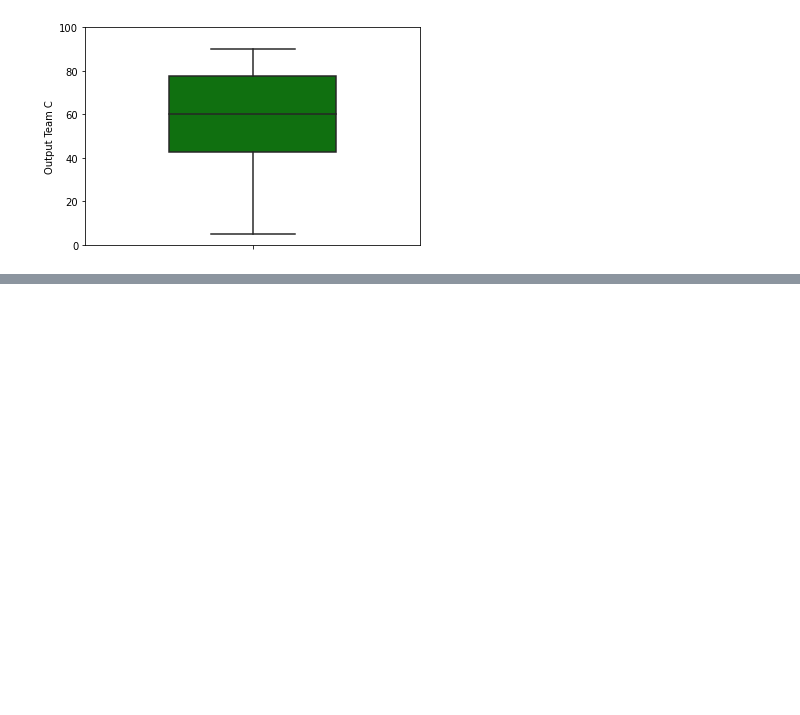
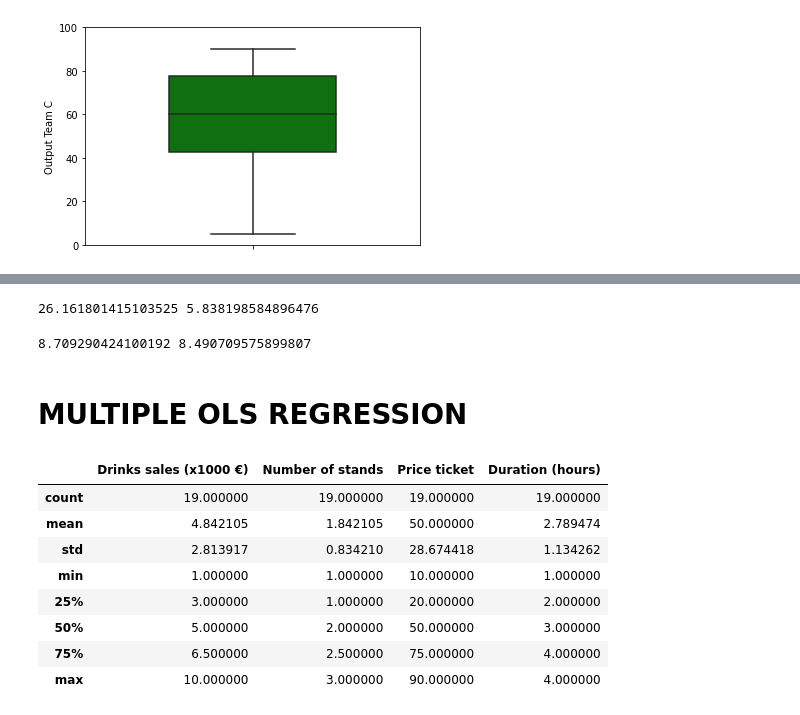
Before and after one commit to pedrohrosabraun/6-sigma, a Jupyter notebook: Calculating metrics.ipynb, the cells around one changed output, grey strips where cells are left out. Drawn from its saved outputs; the diff is of its cells as text; code cells hidden in the pictures; blank space fills up the shorter version.

Commit message:
Analyse Phase, confidence interval and OLS code

```diff
--- a/Calculating metrics.ipynb
+++ b/Calculating metrics.ipynb
@@ -331,0 +351,7 @@ sns.boxplot(data=dfboxplot,y='Output Team C',color='green',width=.5)
+# %%
+#interval of values is:
+upperlimit = 16+shoes
+lowerlimit = 16-shoes
+print(upperlimit,lowerlimit)
+# %% [output]
+26.161801415103525 5.838198584896476
@@ -331,0 +363,9 @@ sns.boxplot(data=dfboxplot,y='Output Team C',color='green',width=.5)
+# %%
+#interval of values is:
+upperlimit1 = 8.6+hotel
+lowerlimit1 = 8.6-hotel
+print(upperlimit1,lowerlimit1)
+# %% [output]
+8.709290424100192 8.490709575899807
+# %% [markdown]
+# MULTIPLE OLS REGRESSION
@@ -331,0 +374,12 @@ sns.boxplot(data=dfboxplot,y='Output Team C',color='green',width=.5)
+# %%
+dfols.describe()
+# %% [output]
+|  | Drinks sales (x1000 €) | Number of stands | Price ticket | Duration (hours) |
+| count | 19.000000 | 19.000000 | 19.000000 | 19.000000 |
+| mean | 4.842105 | 1.842105 | 50.000000 | 2.789474 |
+| std | 2.813917 | 0.834210 | 28.674418 | 1.134262 |
+| min | 1.000000 | 1.000000 | 10.000000 | 1.000000 |
+| 25% | 3.000000 | 1.000000 | 20.000000 | 2.000000 |
+| 50% | 5.000000 | 2.000000 | 50.000000 | 3.000000 |
+| 75% | 6.500000 | 2.500000 | 75.000000 | 4.000000 |
+| max | 10.000000 | 3.000000 | 90.000000 | 4.000000 |
```
Also changed, not shown: parts of 12 cells of this notebook, 4 other files.
